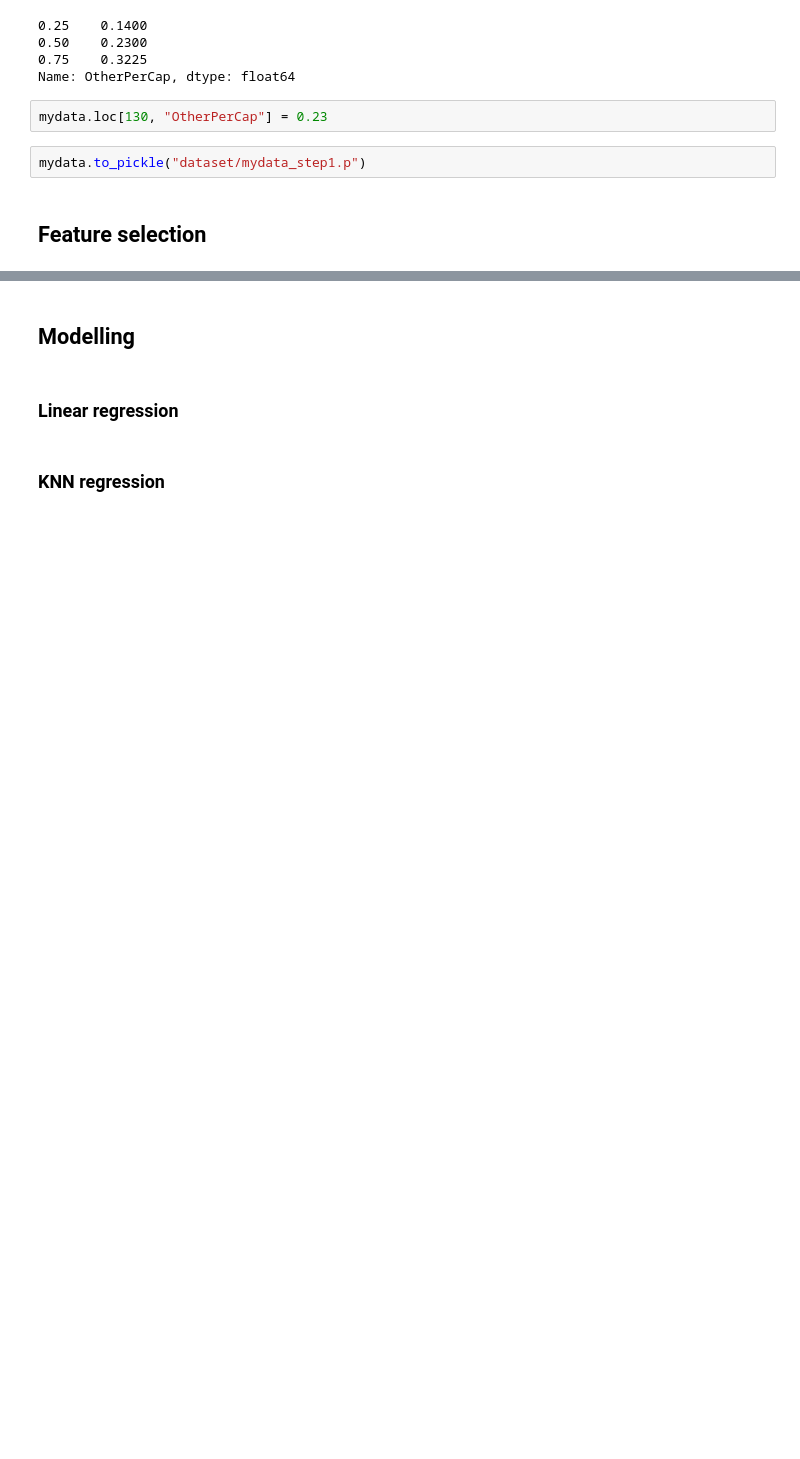
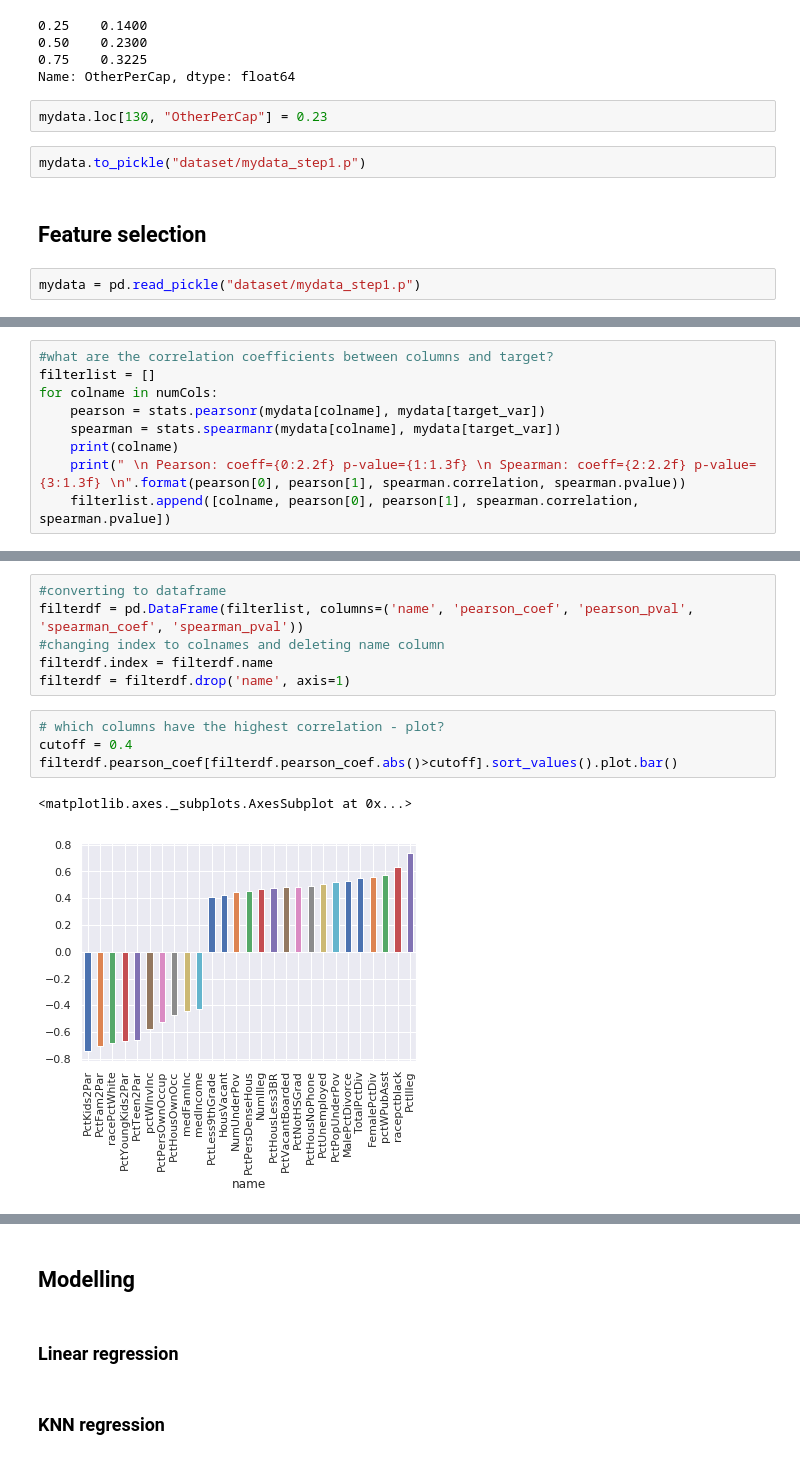
Before and after one commit to esobolewska/ML1-regression, a Jupyter notebook: ML1-kod.ipynb, the cells around one changed output, grey strips where cells are left out. Saved outputs shown, nothing was run; the diff lists cells and outputs as text; blank space fills up the shorter version.

```diff
--- a/ML1-kod.ipynb
+++ b/ML1-kod.ipynb
@@ -143,4 +143,6 @@ mydata.loc[130, "OtherPerCap"] = 0.23
 mydata.to_pickle("dataset/mydata_step1.p")
 # %% [markdown]
 ## Feature selection <a class="anchor" id="feature-selection"></a>
+# %%
+mydata = pd.read_pickle("dataset/mydata_step1.p")
 # %%
@@ -268,0 +177,9 @@ numCols = ["population",
+# %%
+#what are the correlation coefficients between columns and target?
+filterlist = []
+for colname in numCols:
+    pearson = stats.pearsonr(mydata[colname], mydata[target_var])
+    spearman = stats.spearmanr(mydata[colname], mydata[target_var])
+    print(colname)
+    print(" \n Pearson: coeff={0:2.2f} p-value={1:1.3f} \n Spearman: coeff={2:2.2f} p-value={3:1.3f} \n".format(pearson[0], pearson[1], spearman.correlation, spearman.pvalue))
+    filterlist.append([colname, pearson[0], pearson[1], spearman.correlation, spearman.pvalue])
@@ -268,0 +204,13 @@ numCols = ["population",
+# %%
+#converting to dataframe
+filterdf = pd.DataFrame(filterlist, columns=('name', 'pearson_coef', 'pearson_pval', 'spearman_coef', 'spearman_pval'))
+#changing index to colnames and deleting name column
+filterdf.index = filterdf.name
+filterdf = filterdf.drop('name', axis=1)
+# %%
+# which columns have the highest correlation - plot?
+cutoff = 0.4
+filterdf.pearson_coef[filterdf.pearson_coef.abs()>cutoff].sort_values().plot.bar()
+# %% [output]
+<matplotlib.axes._subplots.AxesSubplot at 0x...>
+[figure, added]
```
Also changed, not shown: parts of 11 cells of this notebook.
